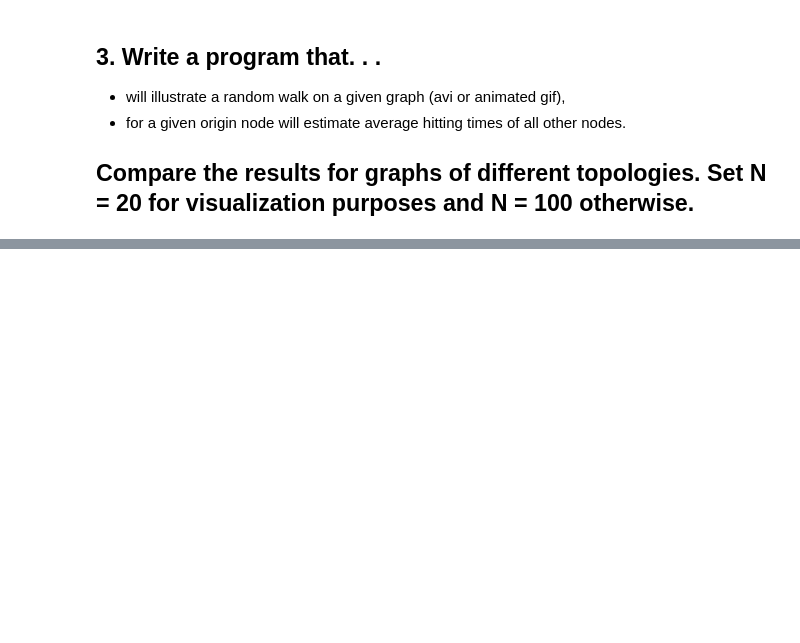
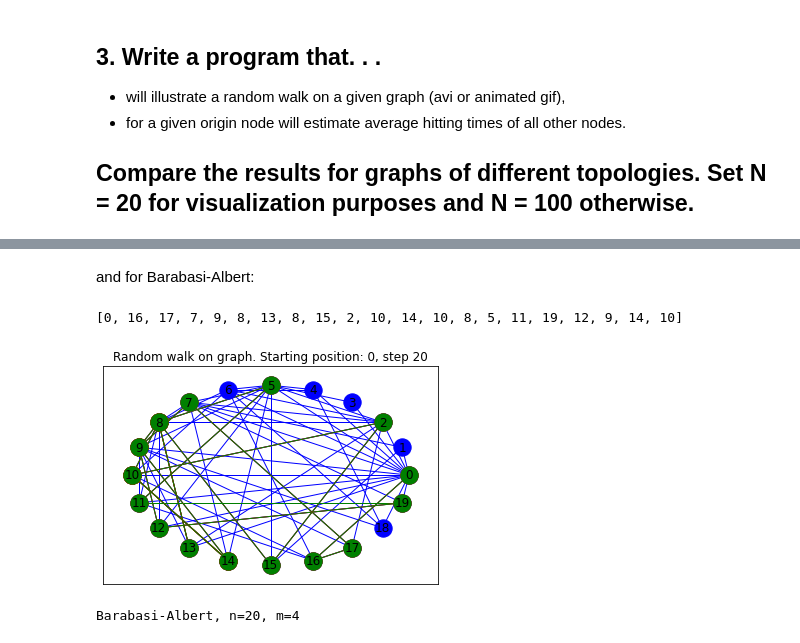
Before and after one commit to rogulforce/DPoCN, a Jupyter notebook: list_4/presentation.ipynb, the cells around one changed output, grey strips where cells are left out. Drawn from its saved outputs; the diff is of its cells as text; code cells hidden in the pictures; blank space fills up the shorter version.

```diff
--- a/list_4/presentation.ipynb
+++ b/list_4/presentation.ipynb
@@ -128,0 +270,27 @@ for i in range(mc-1):
+# %% [markdown]
+and for Barabasi-Albert:
+# %%
+n=20
+m=4
+
+
+walk = RandomWalkOnGraph()
+
+# generate and load graph
+graph = barabasi_albert(n=n, m=m)
+walk.network = graph
+
+# generate walk
+position_list = walk.generate(starting_position=0, num_of_steps=20)
+print(position_list)
+# %% [output]
+[0, 16, 17, 7, 9, 8, 13, 8, 15, 2, 10, 14, 10, 8, 5, 11, 19, 12, 9, 14, 10]
+# %%
+# save walk
+walk.save_walk_to_gif(filename=f'barabasi-albert_n{n}_m{m}')
+# %% [output]
+[figure, added]
+# %%
+print(f'Barabasi-Albert, n={n}, m={m}')
+# %% [output]
+Barabasi-Albert, n=20, m=4
```
Also changed, not shown: parts of 25 cells of this notebook, 17 other files.
